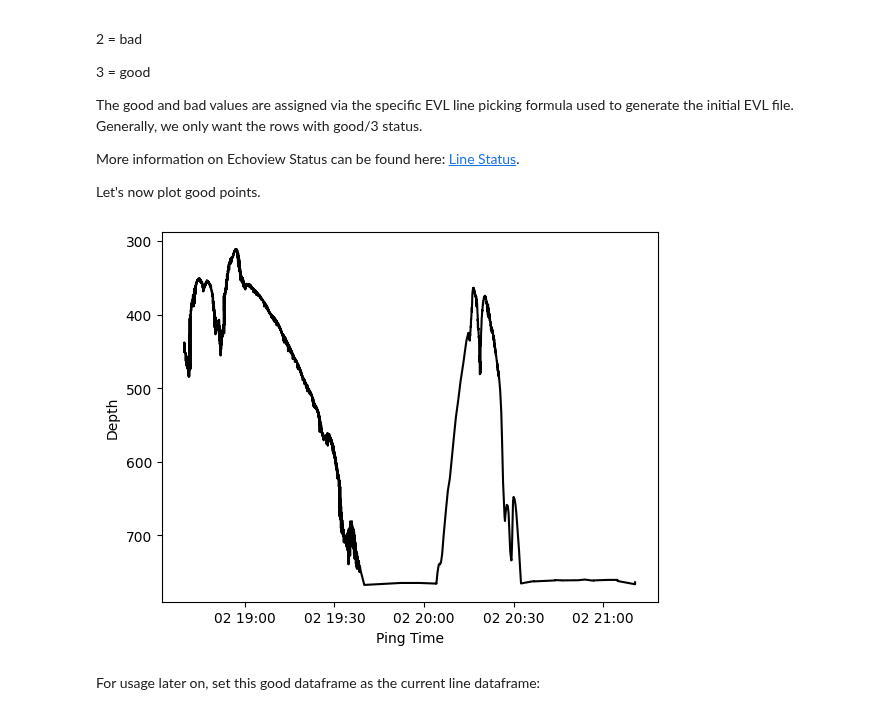
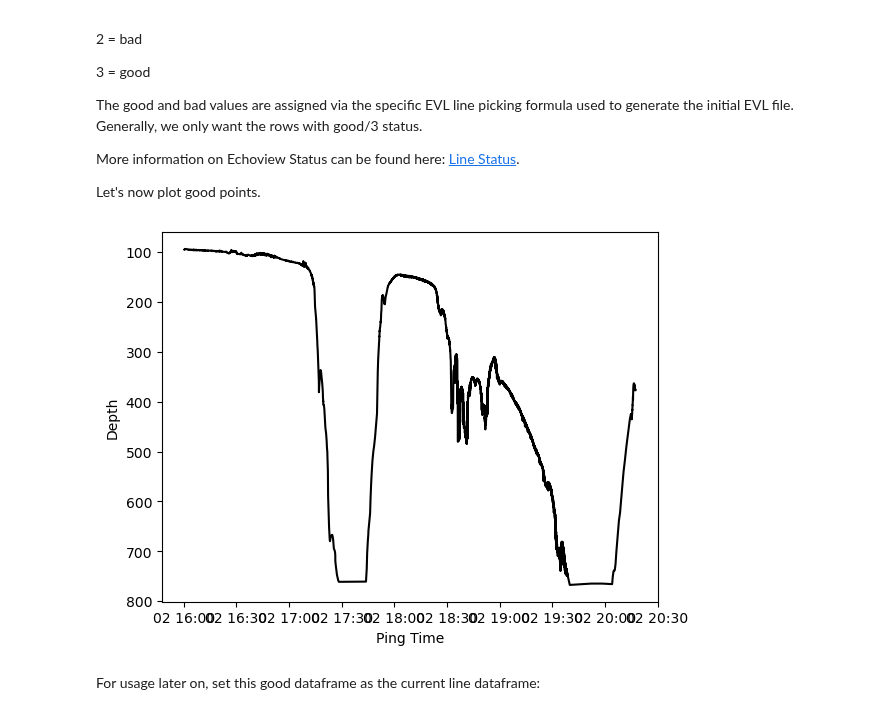
Before and after one commit to OSOceanAcoustics/echoregions, a Jupyter notebook: docs/source/Lines_functionality.ipynb, the cells around one changed output. Cells and saved outputs as stored; diff of their text form; code cells hidden in the pictures.

```diff
--- a/docs/source/Lines_functionality.ipynb
+++ b/docs/source/Lines_functionality.ipynb
@@ -37,14 +37,14 @@ To start this tutorial, we first download `evl` data from Echoregions' Github Re
 
 The parsing is based off of the `.evl` data description shown on Echoview's website: [Line Attributes](https://support.echoview.com/WebHelp/Using_Echoview/Exporting/Exporting_Data/Exporting_line_data.htm).
 # %%
-# Set path to test data
-TEST_DATA_PATH = 'https://raw.githubusercontent.com/OSOceanAcoustics/echoregions/contains_transect_zip/echoregions/test_data'
+# Set path to notebook data
+NOTEBOOK_DATA_PATH = 'https://raw.githubusercontent.com/OSOceanAcoustics/echoregions/main/docs/source/notebook_data'
 
 # Download example EVL File
-urllib.request.urlretrieve(f"{TEST_DATA_PATH}/transect.evl","transect.evl")
+urllib.request.urlretrieve(f"{NOTEBOOK_DATA_PATH}/transect_notebook.evl","transect_notebook.evl")
 
 # Read EVL file
-lines = er.read_evl('transect.evl')
+lines = er.read_evl('transect_notebook.evl')
 # %% [markdown]
 #### Lines as a DataFrame
 # %% [markdown]
@@ -87,16 +87,16 @@ Let's now plot good points.
 # %%
 # Status 3 are good points so we select those
 good_lines_df = lines_df[lines_df['status'] == '3']
 good_bottom = good_lines_df[['time', 'depth']]
 
-plt.plot(good_bottom['time'], good_bottom['depth'], 'black')
+plt.plot(good_bottom['time'], good_bottom['depth'], c='black')
 plt.xlabel('Ping Time')
 plt.ylabel('Depth')
 plt.gca().invert_yaxis()
 
 plt.show()
 # %% [output]
-[figure, old version]
+[figure, new version]
 # %% [markdown]
 For usage later on, set this good dataframe as the current line dataframe:
 # %%
```
Also changed, not shown: parts of 18 cells of this notebook, 5 other files.
